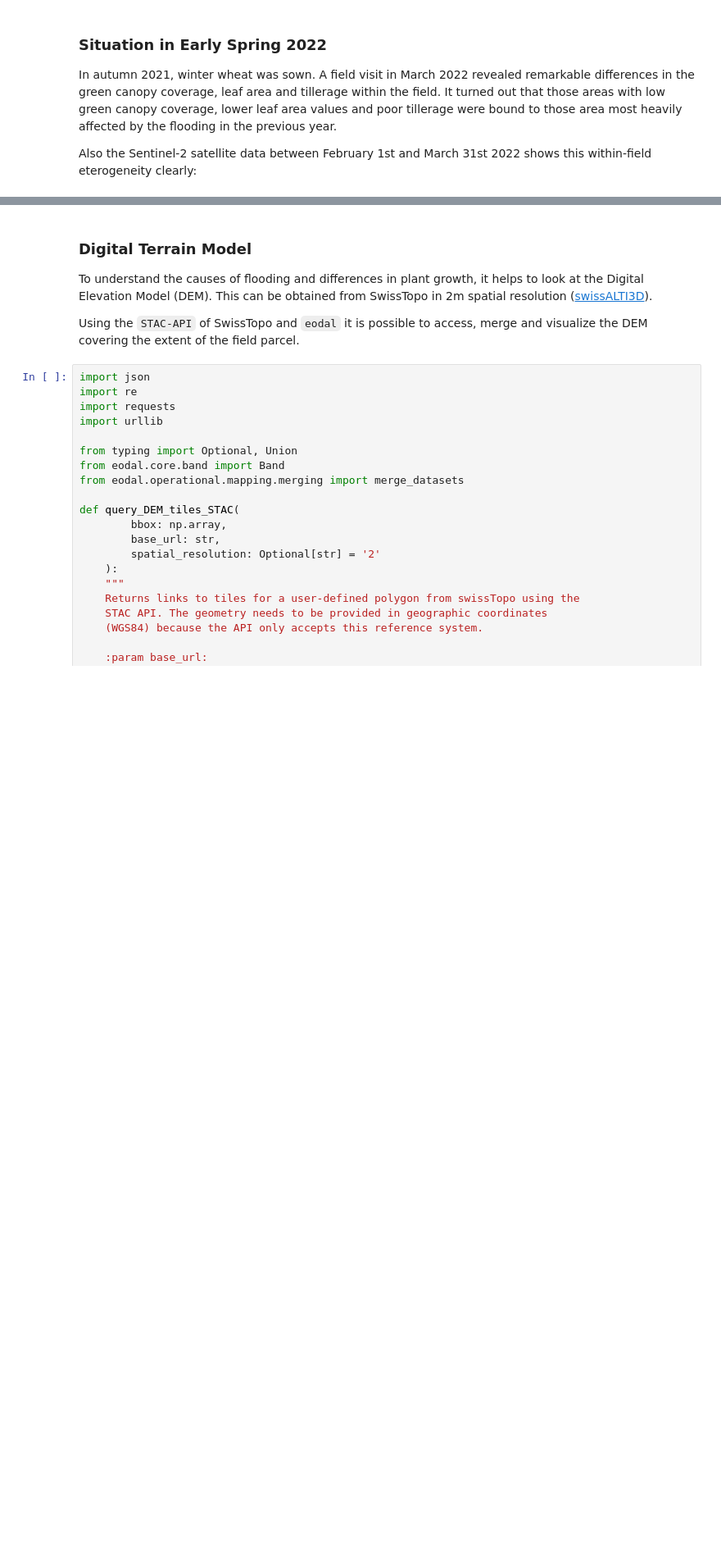
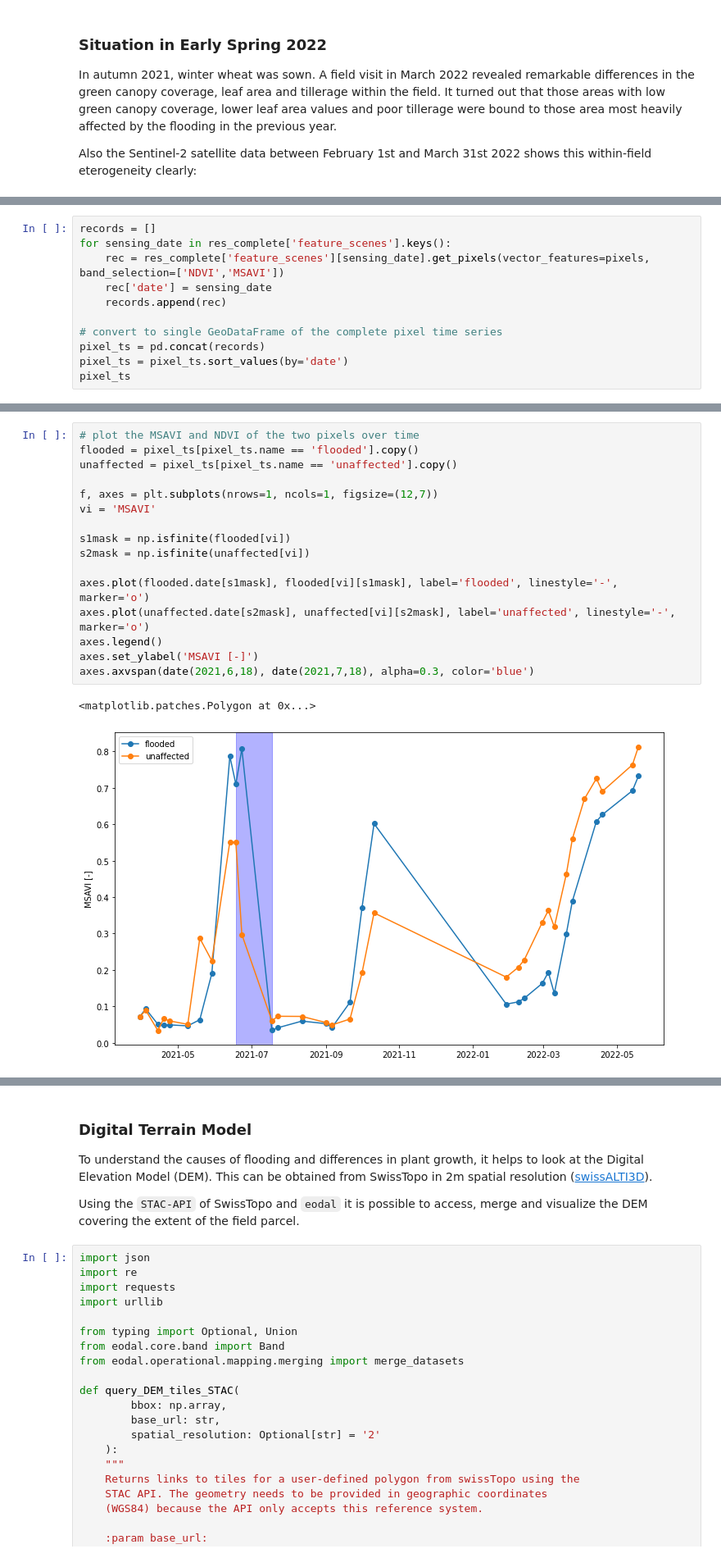
Before and after one commit to EOA-team/eodal_notebooks, a Jupyter notebook: notebooks/Sentinel-2/sentinel2_crop_growing_conditions.ipynb, the cells around one changed output, grey strips where cells are left out. Shown at 82% size. Cells and saved outputs as stored; diff of their text form; blank space fills up the shorter version.

```diff
--- a/notebooks/Sentinel-2/sentinel2_crop_growing_conditions.ipynb
+++ b/notebooks/Sentinel-2/sentinel2_crop_growing_conditions.ipynb
@@ -365,0 +475,11 @@ Clearly, the false-color infra-red composite as well as the MSAVI values show le
+# %%
+records = []
+for sensing_date in res_complete['feature_scenes'].keys():
+    rec = res_complete['feature_scenes'][sensing_date].get_pixels(vector_features=pixels, band_selection=['NDVI','MSAVI'])
+    rec['date'] = sensing_date
+    records.append(rec)
+
+# convert to single GeoDataFrame of the complete pixel time series
+pixel_ts = pd.concat(records)
+pixel_ts = pixel_ts.sort_values(by='date')
+pixel_ts
@@ -365,0 +500,19 @@ Clearly, the false-color infra-red composite as well as the MSAVI values show le
+# %%
+# plot the MSAVI and NDVI of the two pixels over time
+flooded = pixel_ts[pixel_ts.name == 'flooded'].copy()
+unaffected = pixel_ts[pixel_ts.name == 'unaffected'].copy()
+
+f, axes = plt.subplots(nrows=1, ncols=1, figsize=(12,7))
+vi = 'MSAVI'
+
+s1mask = np.isfinite(flooded[vi])
+s2mask = np.isfinite(unaffected[vi])
+
+axes.plot(flooded.date[s1mask], flooded[vi][s1mask], label='flooded', linestyle='-', marker='o')
+axes.plot(unaffected.date[s2mask], unaffected[vi][s2mask], label='unaffected', linestyle='-', marker='o')
+axes.legend()
+axes.set_ylabel('MSAVI [-]')
+axes.axvspan(date(2021,6,18), date(2021,7,18), alpha=0.3, color='blue')
+# %% [output]
+<matplotlib.patches.Polygon at 0x...>
+[figure, added]
```
Also changed, not shown: parts of 38 cells of this notebook.
